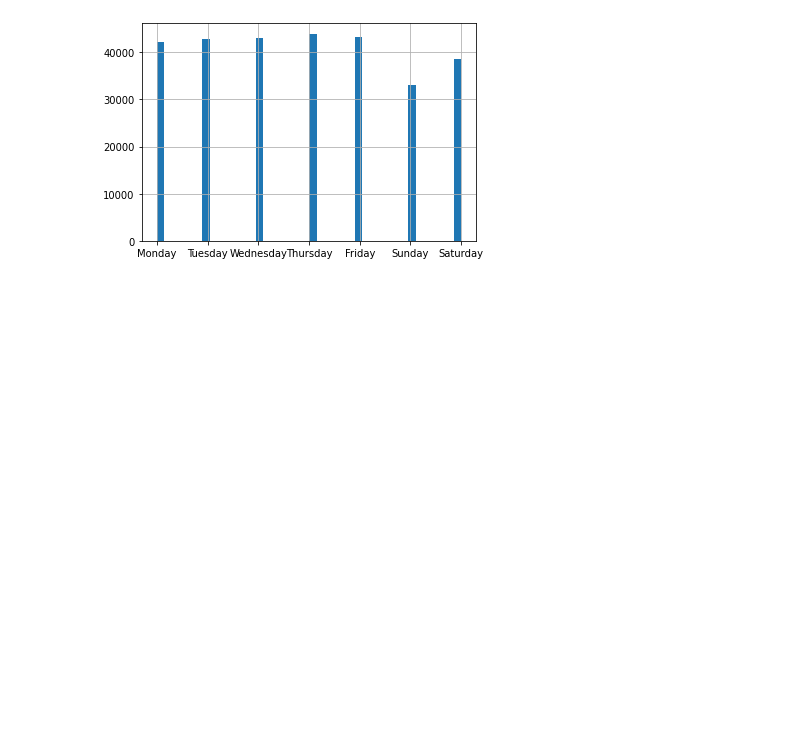
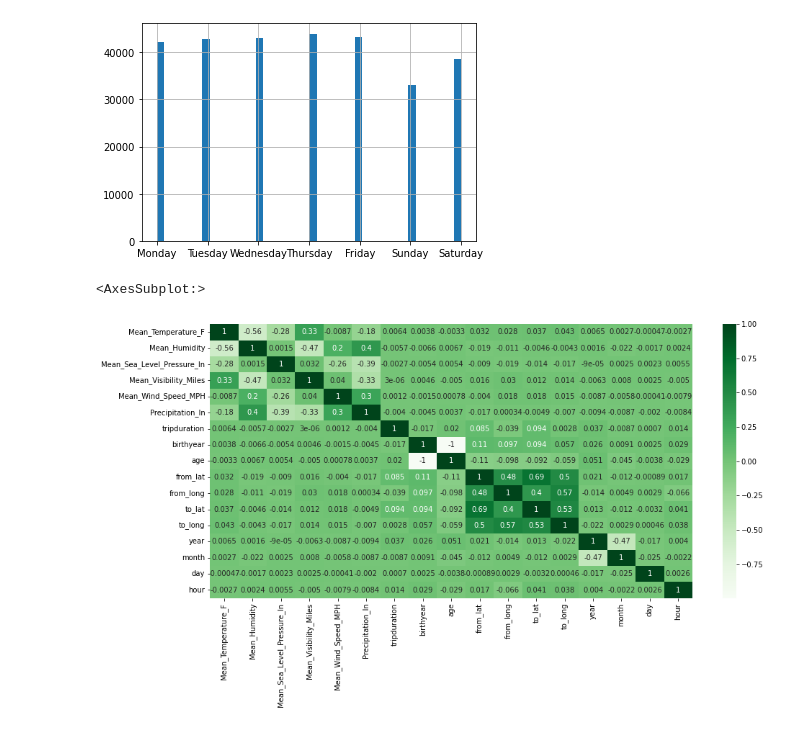
Before and after one commit to BilalSaeed06/cycle-sharing-dataset, a Jupyter notebook: data_cleaning.ipynb, the cells around one changed output. Drawn from its saved outputs; the diff is of its cells as text; code cells hidden in the pictures; blank space fills up the shorter version.

```diff
--- a/data_cleaning.ipynb
+++ b/data_cleaning.ipynb
@@ -99,5 +84,3 @@ Name: starttime, Length: 286857, dtype: datetime64[ns]
-# %%
-trip['stoptime'] = pd.to_datetime(trip['stoptime'])
 # %%
 trip.info()
 # %% [output]
@@ -751,0 +734,6 @@ trip5['day of the week'].hist(bins=40)
+# %%
+plt.figure(figsize=(15,7))
+sns.heatmap(trip5.corr(),cmap='Greens',annot=True)
+# %% [output]
+<AxesSubplot:>
+[figure, added]
```
Also changed, not shown: parts of 11 cells of this notebook.
